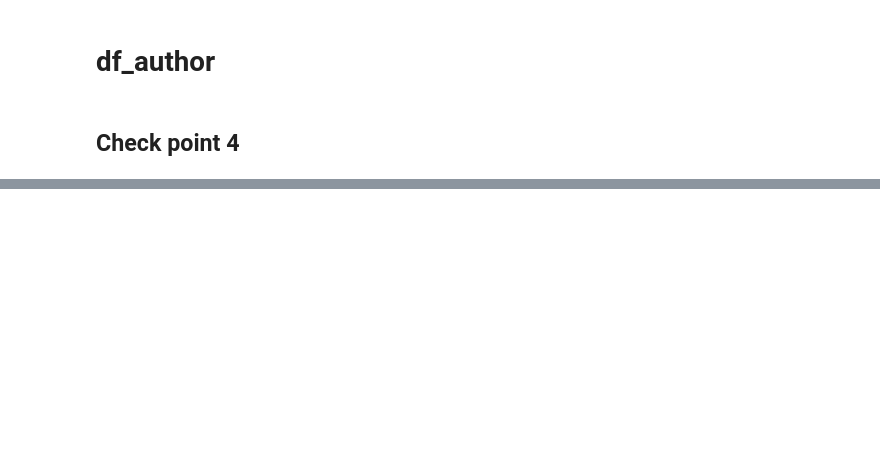
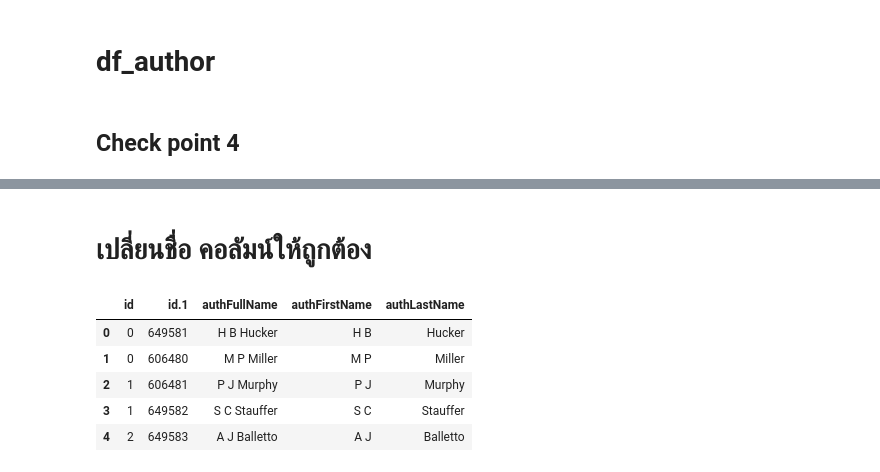
Before and after one commit to CakeNuthep/Create_Knowledge_Graph, a Jupyter notebook: pubmed_extraction.ipynb, the cells around one changed output, grey strips where cells are left out. Saved outputs shown, nothing was run; the diff lists cells and outputs as text; code cells hidden in the pictures; blank space fills up the shorter version.

```diff
--- a/pubmed_extraction.ipynb
+++ b/pubmed_extraction.ipynb
@@ -622,3 +692,5 @@ result_author_thai[['id','authFullName','authFirstName','authLastName']].to_csv(
 
 result_author_other[['id','authFullName','authFirstName','authLastName']].to_csv('/content/pubmed/authorOther/pubmed_author_other_*.csv')
 !cp -R /content/pubmed/authorOther/* /content/drive/MyDrive/KnowledgeGraph/Integrated/pubmed/authorOther
+# %% [markdown]
+# เปลี่ยนชื่อ คอลัมน์ให้ถูกต้อง
@@ -624,0 +699,13 @@ result_author_other[['id','authFullName','authFirstName','authLastName']].to_csv
+# %%
+path_csv = '/content/drive/MyDrive/KnowledgeGraph/Integrated/pubmed/authorEN/pubmed_author_eng_0.csv'
+# %%
+df = pd.read_csv(path_csv)
+# %%
+df.head()
+# %% [output]
+|  | id | id.1 | authFullName | authFirstName | authLastName |
+| 0 | 0 | 649581 | H B Hucker | H B | Hucker |
+| 1 | 0 | 606480 | M P Miller | M P | Miller |
+| 2 | 1 | 606481 | P J Murphy | P J | Murphy |
+| 3 | 1 | 649582 | S C Stauffer | S C | Stauffer |
+| 4 | 2 | 649583 | A J Balletto | A J | Balletto |
```
Also changed, not shown: parts of 60 cells of this notebook.
